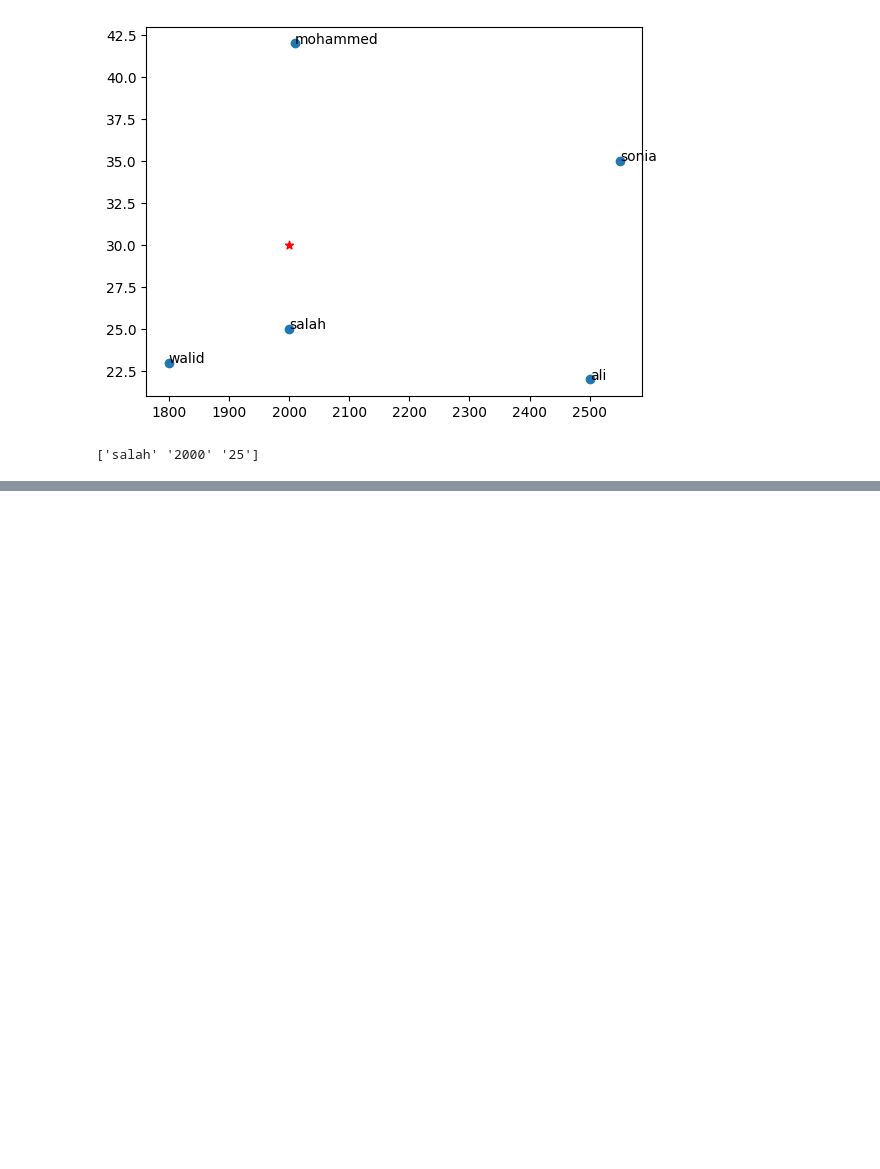
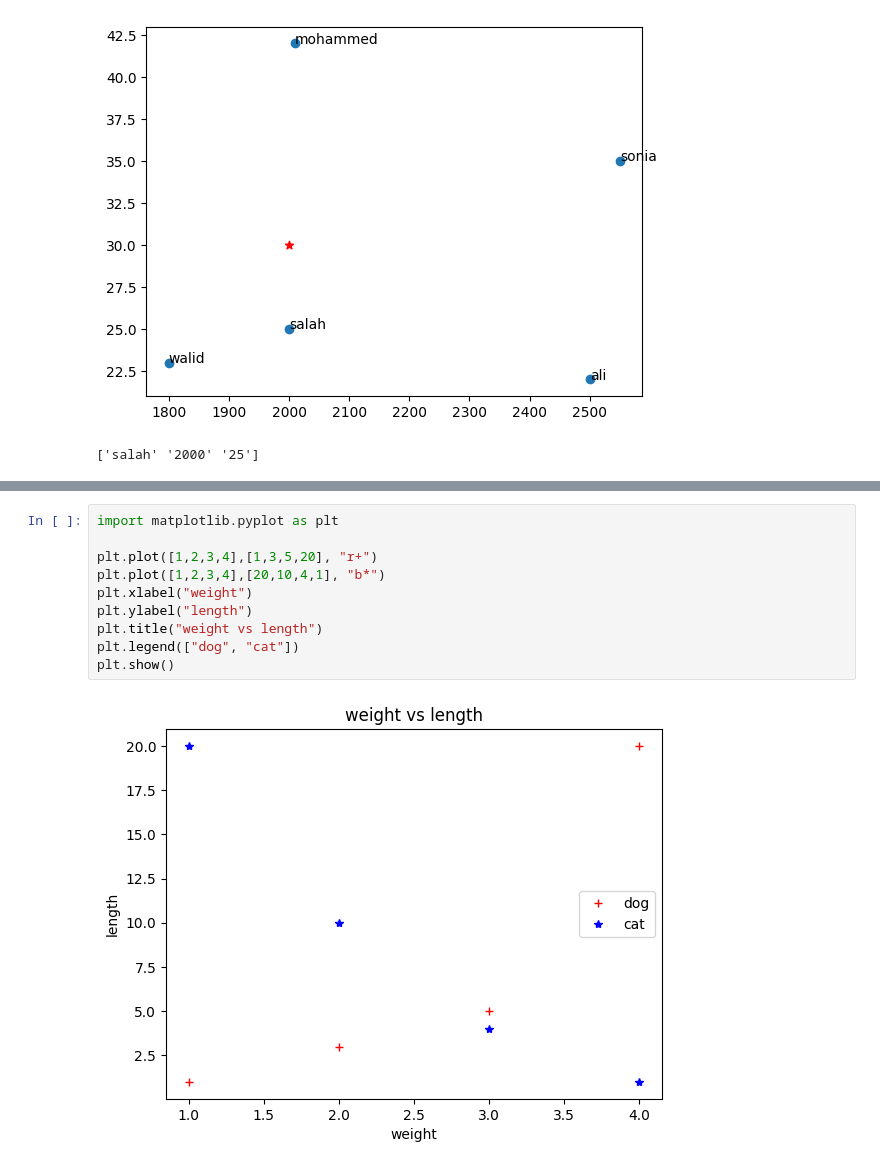
Before and after one commit to melekabbassi/Python, a Jupyter notebook: session_13_09_2022.ipynb, the cells around one changed output, grey strips where cells are left out. Cells and saved outputs as stored; diff of their text form; blank space fills up the shorter version.

```diff
--- a/session_13_09_2022.ipynb
+++ b/session_13_09_2022.ipynb
@@ -37,0 +90,12 @@ print(employees[np.argmin(distances)])
+# %%
+import matplotlib.pyplot as plt
+
+plt.plot([1,2,3,4],[1,3,5,20], "r+")
+plt.plot([1,2,3,4],[20,10,4,1], "b*")
+plt.xlabel("weight")
+plt.ylabel("length")
+plt.title("weight vs length")
+plt.legend(["dog", "cat"])
+plt.show()
+# %% [output]
+[figure, added]
```
Also changed, not shown: parts of 9 cells of this notebook.
